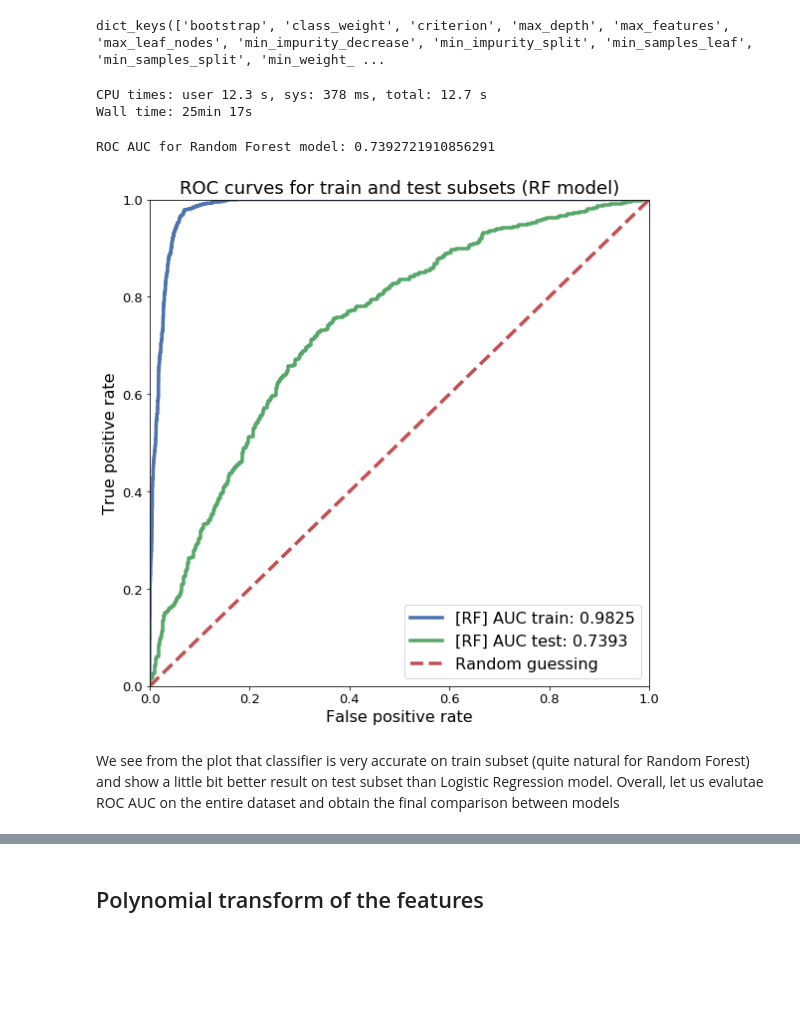
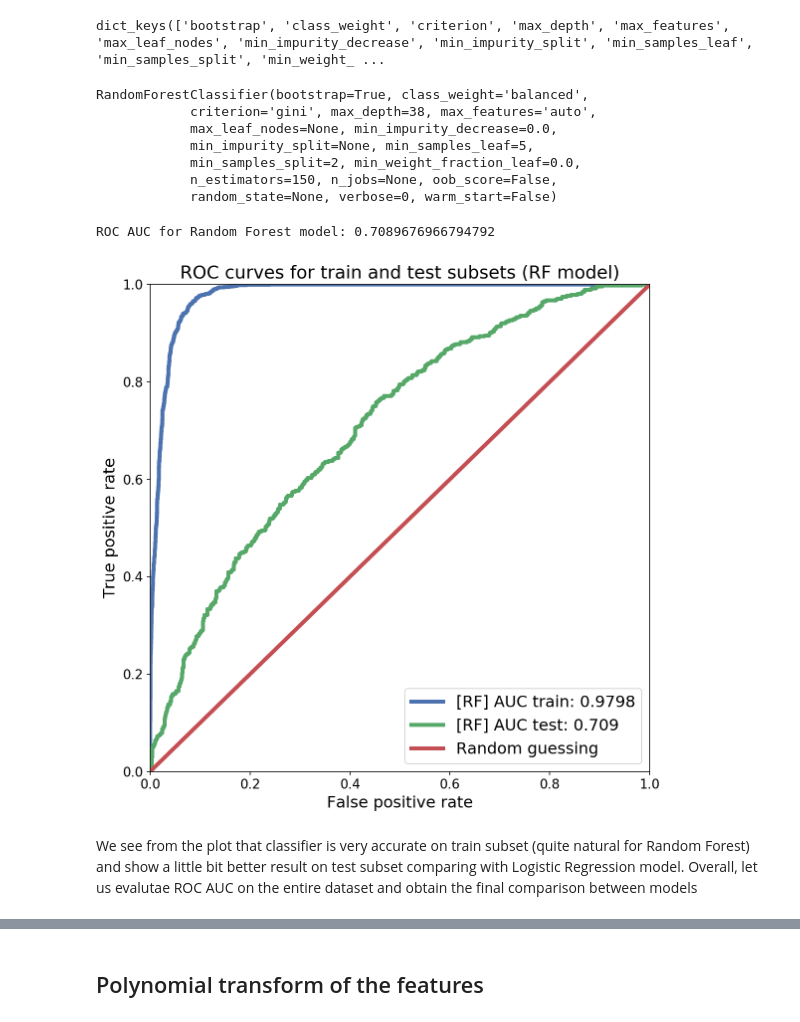
Before and after one commit to VitalyPetrov/scorista-testing-task, a Jupyter notebook: scorista_problem.ipynb, the cells around one changed output, grey strips where cells are left out. Cells and saved outputs as stored; diff of their text form; code cells hidden in the pictures; blank space fills up the shorter version.

Commit message:
fancy plots + finished RF + data processing

```diff
--- a/scorista_problem.ipynb
+++ b/scorista_problem.ipynb
@@ -188,14 +179,14 @@ def plot_roc_curve(references, predictions, model_title=''):
     #
     # ROC for train subset
     tpr, fpr, _ = roc_curve(train_data, train_predictions)
-    plt.plot(tpr, fpr, lw=3.5, label=f'[{model_title}] AUC train: {round(roc_auc_score(train_data, train_predictions), 4)}')
+    plt.plot(tpr, fpr, lw=4, label=f'[{model_title}] AUC train: {round(roc_auc_score(train_data, train_predictions), 4)}')
 
     # ROC for test subset
     tpr, fpr, _ = roc_curve(test_data, test_predictions)
-    plt.plot(tpr, fpr, lw=3.5, label=f'[{model_title}] AUC test: {round(roc_auc_score(test_data, test_predictions), 4)}')
+    plt.plot(tpr, fpr, lw=4, label=f'[{model_title}] AUC test: {round(roc_auc_score(test_data, test_predictions), 4)}')
 
     # Random guess model
-    plt.plot([0., 1.], [0., 1.], lw=3.5, ls='dashed', label='Random guessing')
+    plt.plot([0., 1.], [0., 1.], lw=4, label='Random guessing')
 
     # Axis settings
     plt.xlabel('False positive rate', fontsize=16)
@@ -258,32 +255,36 @@ rf_classifier.get_params().keys()
 # %% [output]
 dict_keys(['bootstrap', 'class_weight', 'criterion', 'max_depth', 'max_features', 'max_leaf_nodes', 'min_impurity_decrease', 'min_impurity_split', 'min_samples_leaf', 'min_samples_split', 'min_weight_ ...
 # %%
-%%time
 params_grid = {
     'max_depth': range(25, 41),
     'min_samples_leaf': range(5, 16),
     'criterion': ['gini', 'entropy']
 }
 
-rf_model = GridSearchCV(rf_classifier, params_grid, cv=5, n_jobs=-1)
-rf_model.fit(features_train, target_train)
+rf_estimator = GridSearchCV(rf_classifier, params_grid, cv=5, n_jobs=-1)
+rf_estimator.fit(features_train, target_train)
 
-print(rf_model.best_estimator_)
+print(rf_estimator.best_estimator_)
 # %% [output]
-CPU times: user 12.3 s, sys: 378 ms, total: 12.7 s
-Wall time: 25min 17s
+RandomForestClassifier(bootstrap=True, class_weight='balanced',
+            criterion='gini', max_depth=38, max_features='auto',
+            max_leaf_nodes=None, min_impurity_decrease=0.0,
+            min_impurity_split=None, min_samples_leaf=5,
+            min_samples_split=2, min_weight_fraction_leaf=0.0,
+            n_estimators=150, n_jobs=None, oob_score=False,
+            random_state=None, verbose=0, warm_start=False)
 # %%
-target_predicted = rf_model.predict_proba(features_test)[:, 1]
+target_predicted = rf_estimator.predict_proba(features_test)[:, 1]
 
 print(f'ROC AUC for Random Forest model: {roc_auc_score(target_test, target_predicted)}')
 # %% [output]
-ROC AUC for Random Forest model: 0.7392721910856291
+ROC AUC for Random Forest model: 0.7089676966794792
 # %%
-predictions = [rf_model.predict_proba(samples)[:, 1] for samples in (features_train, features_test)]
+predictions = [rf_estimator.predict_proba(samples)[:, 1] for samples in (features_train, features_test)]
 plot_roc_curve([target_train, target_test], predictions, 'RF')
 # %% [output]
-[figure, old version]
+[figure, new version]
 # %% [markdown]
-We see from the plot that classifier is very accurate on train subset (quite natural for Random Forest) and show a little bit better result on test subset than Logistic Regression model. Overall, let us evalutae ROC AUC on the entire dataset and obtain the final comparison between models
+We see from the plot that classifier is very accurate on train subset (quite natural for Random Forest) and show a little bit better result on test subset comparing with Logistic Regression model. Overall, let us evalutae ROC AUC on the entire dataset and obtain the final comparison between models
 # %%
 predictions_lr = lr_estimator.predict_proba(features)[:, 1]
```
Also changed, not shown: parts of 20 cells of this notebook.
